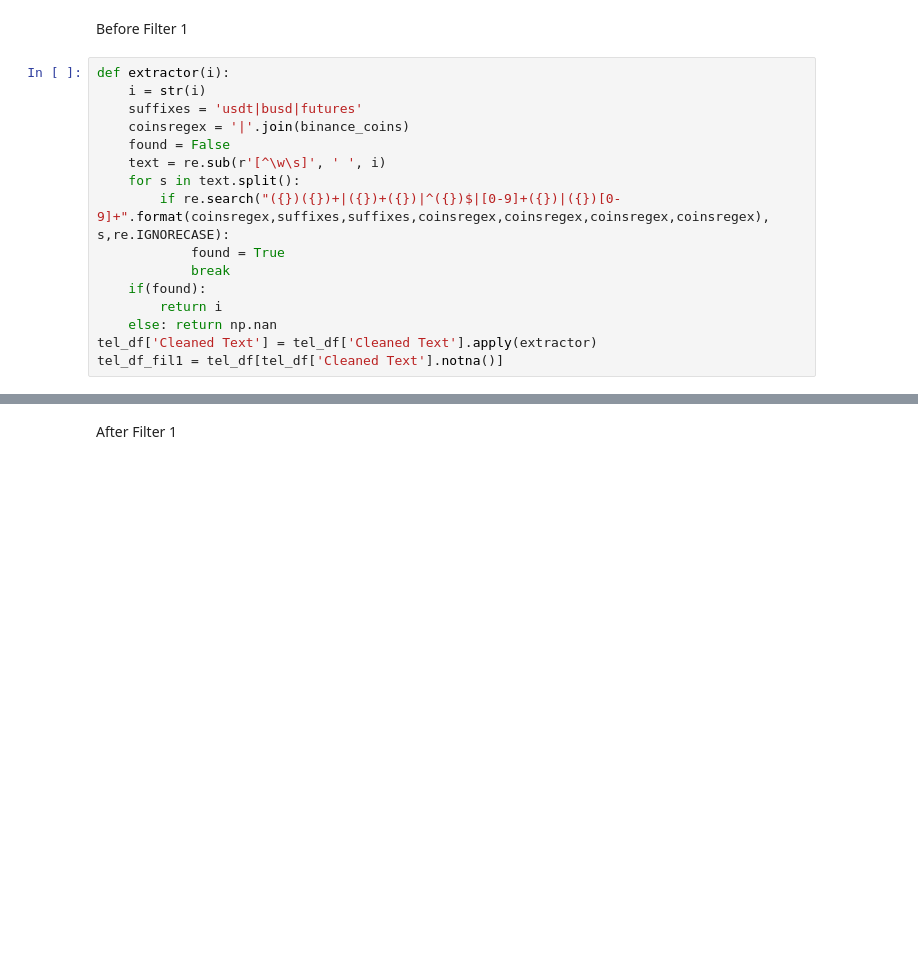
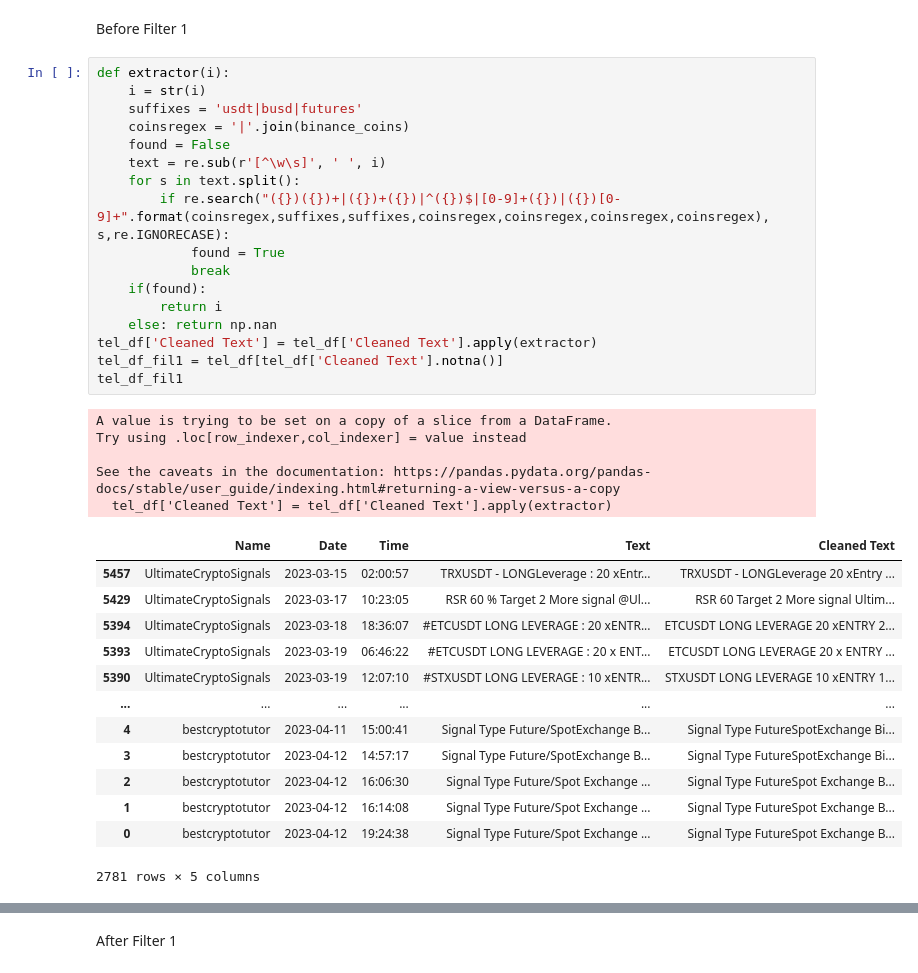
Before and after one commit to Sammam-Sohail/FinalYear, a Jupyter notebook: Testing Channels/Telegram_integrated.ipynb, the cells around one changed output, grey strips where cells are left out. Saved outputs shown, nothing was run; the diff lists cells and outputs as text; blank space fills up the shorter version.

```diff
--- a/Testing Channels/Telegram_integrated.ipynb
+++ b/Testing Channels/Telegram_integrated.ipynb
@@ -171,19 +189,39 @@ Before Filter 1
 # %%
 def extractor(i):
     i = str(i)
     suffixes = 'usdt|busd|futures'
     coinsregex = '|'.join(binance_coins)
     found = False
     text = re.sub(r'[^\w\s]', ' ', i)
     for s in text.split():
         if re.search("({})({})+|({})+({})|^({})$|[0-9]+({})|({})[0-9]+".format(coinsregex,suffixes,suffixes,coinsregex,coinsregex,coinsregex,coinsregex), s,re.IGNORECASE):
             found = True
             break
     if(found):
         return i
     else: return np.nan
 tel_df['Cleaned Text'] = tel_df['Cleaned Text'].apply(extractor)
 tel_df_fil1 = tel_df[tel_df['Cleaned Text'].notna()]
+tel_df_fil1
+# %% [output]
+A value is trying to be set on a copy of a slice from a DataFrame.
+Try using .loc[row_indexer,col_indexer] = value instead
+
+See the caveats in the documentation: https://pandas.pydata.org/pandas-docs/stable/user_guide/indexing.html#returning-a-view-versus-a-copy
+  tel_df['Cleaned Text'] = tel_df['Cleaned Text'].apply(extractor)
+|  | Name | Date | Time | Text | Cleaned Text |
+| 5457 | UltimateCryptoSignals | 2023-03-15 | 02:00:57 | TRXUSDT - LONGLeverage : 20 xEntr... | TRXUSDT - LONGLeverage 20 xEntry ... |
+| 5429 | UltimateCryptoSignals | 2023-03-17 | 10:23:05 | RSR 60 % Target 2 More signal @Ul... | RSR 60 Target 2 More signal Ultim... |
+| 5394 | UltimateCryptoSignals | 2023-03-18 | 18:36:07 | #ETCUSDT LONG LEVERAGE : 20 xENTR... | ETCUSDT LONG LEVERAGE 20 xENTRY 2... |
+| 5393 | UltimateCryptoSignals | 2023-03-19 | 06:46:22 | #ETCUSDT LONG LEVERAGE : 20 x ENT... | ETCUSDT LONG LEVERAGE 20 x ENTRY ... |
+| 5390 | UltimateCryptoSignals | 2023-03-19 | 12:07:10 | #STXUSDT LONG LEVERAGE : 10 xENTR... | STXUSDT LONG LEVERAGE 10 xENTRY 1... |
+| ... | ... | ... | ... | ... | ... |
+| 4 | bestcryptotutor | 2023-04-11 | 15:00:41 | Signal Type Future/SpotExchange B... | Signal Type FutureSpotExchange Bi... |
+| 3 | bestcryptotutor | 2023-04-12 | 14:57:17 | Signal Type Future/SpotExchange B... | Signal Type FutureSpotExchange Bi... |
+| 2 | bestcryptotutor | 2023-04-12 | 16:06:30 | Signal Type Future/Spot Exchange ... | Signal Type FutureSpot Exchange B... |
+| 1 | bestcryptotutor | 2023-04-12 | 16:14:08 | Signal Type Future/Spot Exchange ... | Signal Type FutureSpot Exchange B... |
+| 0 | bestcryptotutor | 2023-04-12 | 19:24:38 | Signal Type Future/Spot Exchange ... | Signal Type FutureSpot Exchange B... |
+2781 rows × 5 columns
 # %%
 import pandas as pd
 from matplotlib import pyplot as plt
```
Also changed, not shown: parts of 10 cells of this notebook, 3 other files.
